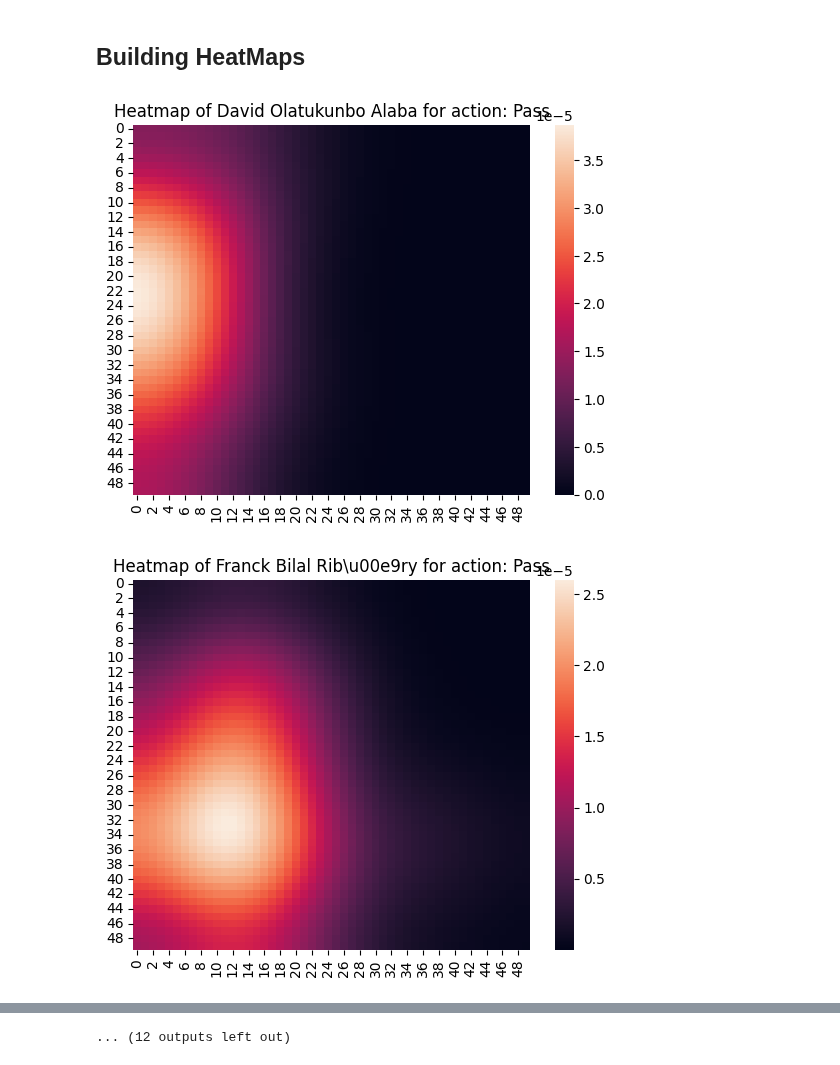
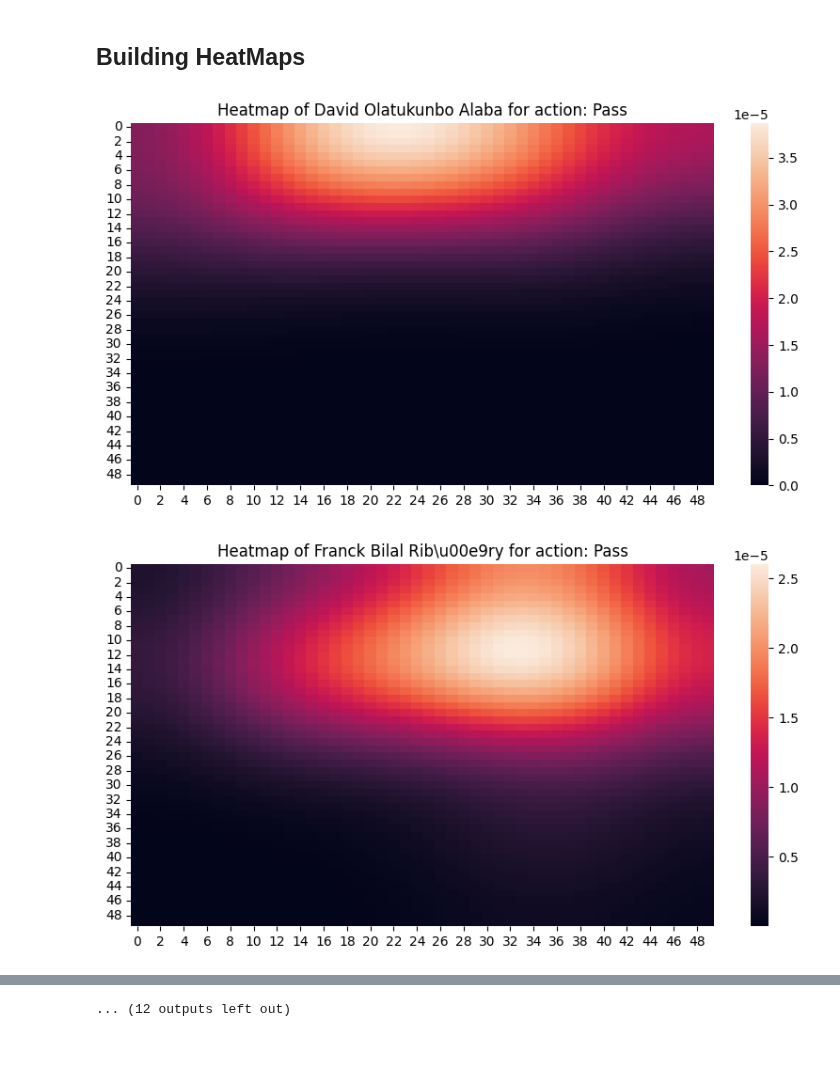
Before and after one commit to raphaelsenn/playervectors, a Jupyter notebook: demo_playervectors.ipynb, the cells around one changed output, grey strips where cells are left out. Cells and saved outputs as stored; diff of their text form; code cells hidden in the pictures.

```diff
--- a/demo_playervectors.ipynb
+++ b/demo_playervectors.ipynb
@@ -59,5 +59,5 @@ df_events.head()
 # %% [markdown]
 #### Calculate playing direction for every event stream
 # %%
-directions = CalcPlayingDirection(df_events, keepers)
+directions = CalcPlayingDirection(df_events, keepers, cord_col='pos_orig_x')
 # print(directions)
@@ -145,11 +146,11 @@ for playerID, pairXY in list(coordinates[action].items()):
 # %%
 # Render first 30 heatmaps of german players
 for i, (playerID, heatmap) in enumerate(playerID_to_heatmap.items()):
     if heatmap.player_name is not None:
-        # plt.figure(figsize=(10, 5))
+        plt.figure(figsize=(10, 5))
         heatmap.heatmap()
         plt.show()
     if i > 29: break
 # %% [output]
-[figure, old version]
+[figure, new version]
-[figure, old version]
+[figure, new version]
```
Also changed, not shown: parts of 3 cells of this notebook, 2 other files.
